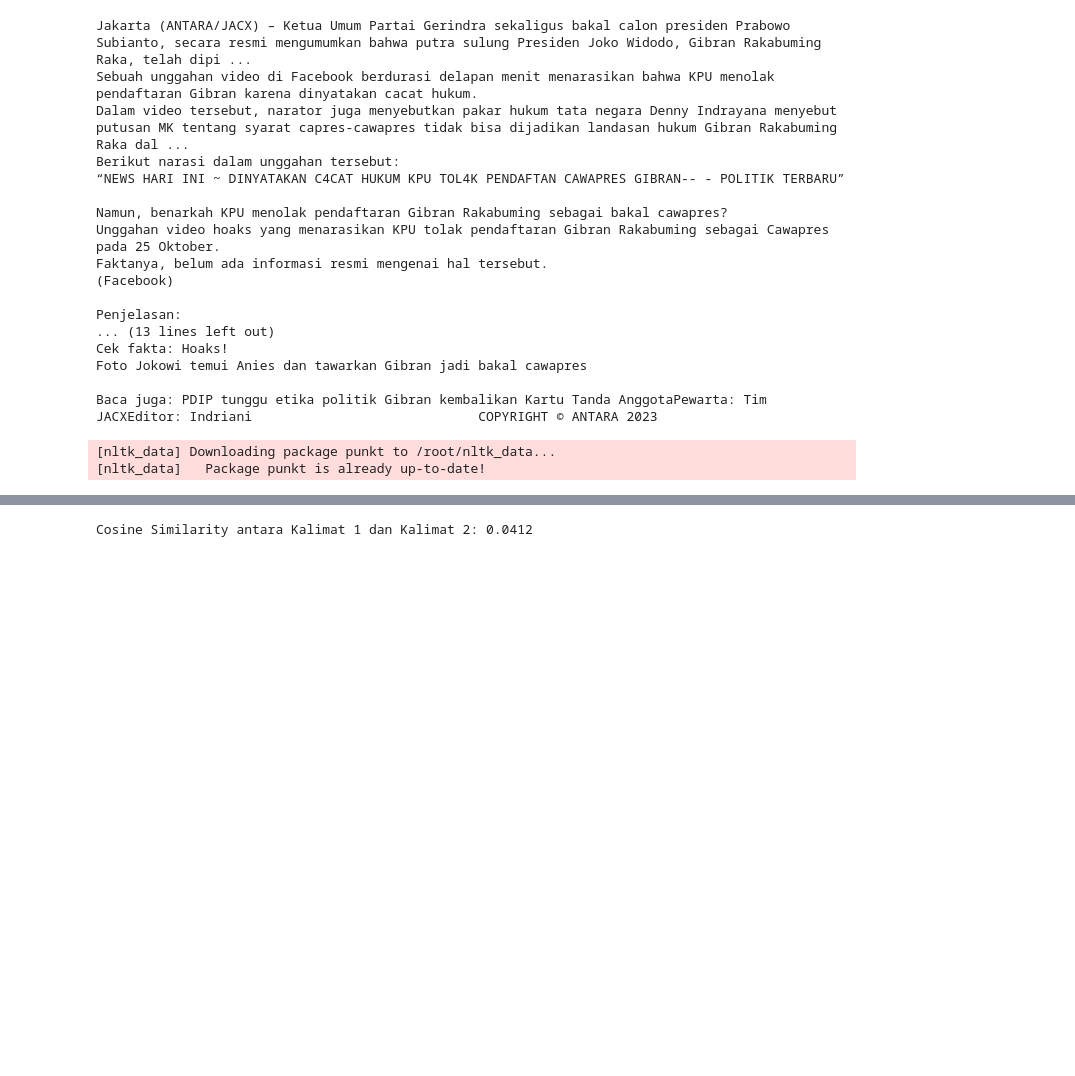
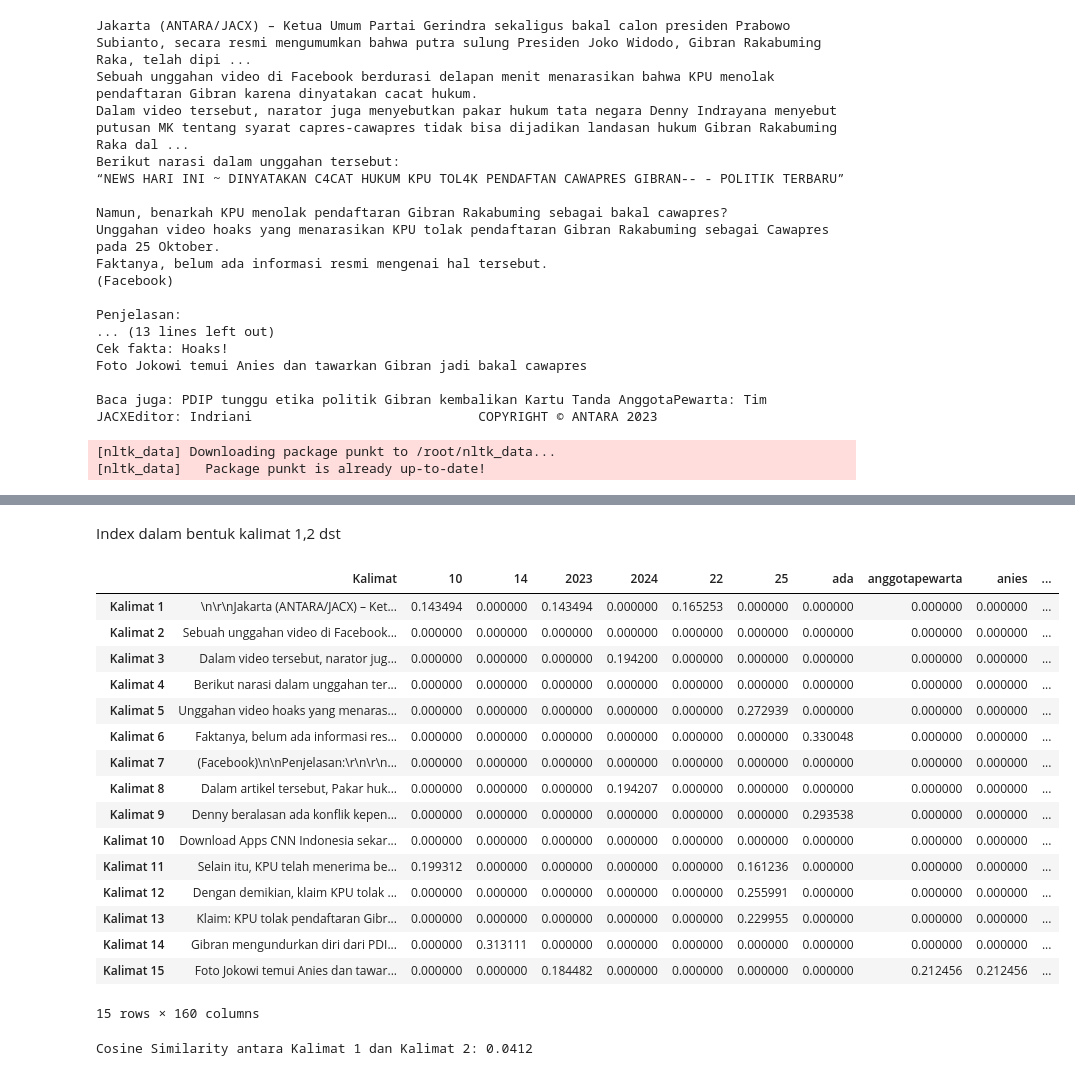
Before and after one commit to aulyamiftahkhulhikmah/projectPPW, a Jupyter notebook: _sources/notebooks2.ipynb, the cells around one changed output, grey strips where cells are left out. Drawn from its saved outputs; the diff is of its cells as text; code cells hidden in the pictures; blank space fills up the shorter version.

```diff
--- a/_sources/notebooks2.ipynb
+++ b/_sources/notebooks2.ipynb
@@ -90,3 +94,49 @@ tunggu: 0.2125
+# %% [markdown]
+Index dalam bentuk kalimat 1,2 dst
+# %%
+# Create a DataFrame to store TF-IDF values
+tfidf_df = pd.DataFrame()
+
+# Create the TF-IDF vectorizer
+vectorizer = TfidfVectorizer(stop_words='english')
+tfidf_matrix = vectorizer.fit_transform(sentences)
+
+# Extract feature names (words) and TF-IDF values
+feature_names = vectorizer.get_feature_names_out()
+tfidf_values = tfidf_matrix.toarray()
+
+# Create a DataFrame from TF-IDF values
+tfidf_df = pd.DataFrame(tfidf_values, columns=feature_names)
+
+# Add a new column for sentences
+tfidf_df['Kalimat'] = sentences
+
+# Reorder columns to have 'Kalimat' at the beginning
+tfidf_df = tfidf_df[['Kalimat'] + feature_names.tolist()]
+
+# Change the index to represent "Kalimat 1," "Kalimat 2," etc.
+tfidf_df.index = [f'Kalimat {i+1}' for i in range(len(tfidf_df))]
+
+# Display the resulting DataFrame
+tfidf_df
+# %% [output]
+|  | Kalimat | 10 | 14 | 2023 | 2024 | 22 | 25 | ada | anggotapewarta | anies | ... |
+| Kalimat 1 | \n\r\nJakarta (ANTARA/JACX) – Ket... | 0.143494 | 0.000000 | 0.143494 | 0.000000 | 0.165253 | 0.000000 | 0.000000 | 0.000000 | 0.000000 | ... |
+| Kalimat 2 | Sebuah unggahan video di Facebook... | 0.000000 | 0.000000 | 0.000000 | 0.000000 | 0.000000 | 0.000000 | 0.000000 | 0.000000 | 0.000000 | ... |
+| Kalimat 3 | Dalam video tersebut, narator jug... | 0.000000 | 0.000000 | 0.000000 | 0.194200 | 0.000000 | 0.000000 | 0.000000 | 0.000000 | 0.000000 | ... |
+| Kalimat 4 | Berikut narasi dalam unggahan ter... | 0.000000 | 0.000000 | 0.000000 | 0.000000 | 0.000000 | 0.000000 | 0.000000 | 0.000000 | 0.000000 | ... |
+| Kalimat 5 | Unggahan video hoaks yang menaras... | 0.000000 | 0.000000 | 0.000000 | 0.000000 | 0.000000 | 0.272939 | 0.000000 | 0.000000 | 0.000000 | ... |
+| Kalimat 6 | Faktanya, belum ada informasi res... | 0.000000 | 0.000000 | 0.000000 | 0.000000 | 0.000000 | 0.000000 | 0.330048 | 0.000000 | 0.000000 | ... |
+| Kalimat 7 | (Facebook)\n\nPenjelasan:\r\n\r\n... | 0.000000 | 0.000000 | 0.000000 | 0.000000 | 0.000000 | 0.000000 | 0.000000 | 0.000000 | 0.000000 | ... |
+| Kalimat 8 | Dalam artikel tersebut, Pakar huk... | 0.000000 | 0.000000 | 0.000000 | 0.194207 | 0.000000 | 0.000000 | 0.000000 | 0.000000 | 0.000000 | ... |
+| Kalimat 9 | Denny beralasan ada konflik kepen... | 0.000000 | 0.000000 | 0.000000 | 0.000000 | 0.000000 | 0.000000 | 0.293538 | 0.000000 | 0.000000 | ... |
+| Kalimat 10 | Download Apps CNN Indonesia sekar... | 0.000000 | 0.000000 | 0.000000 | 0.000000 | 0.000000 | 0.000000 | 0.000000 | 0.000000 | 0.000000 | ... |
+| Kalimat 11 | Selain itu, KPU telah menerima be... | 0.199312 | 0.000000 | 0.000000 | 0.000000 | 0.000000 | 0.161236 | 0.000000 | 0.000000 | 0.000000 | ... |
+| Kalimat 12 | Dengan demikian, klaim KPU tolak ... | 0.000000 | 0.000000 | 0.000000 | 0.000000 | 0.000000 | 0.255991 | 0.000000 | 0.000000 | 0.000000 | ... |
+| Kalimat 13 | Klaim: KPU tolak pendaftaran Gibr... | 0.000000 | 0.000000 | 0.000000 | 0.000000 | 0.000000 | 0.229955 | 0.000000 | 0.000000 | 0.000000 | ... |
+| Kalimat 14 | Gibran mengundurkan diri dari PDI... | 0.000000 | 0.313111 | 0.000000 | 0.000000 | 0.000000 | 0.000000 | 0.000000 | 0.000000 | 0.000000 | ... |
+| Kalimat 15 | Foto Jokowi temui Anies dan tawar... | 0.000000 | 0.000000 | 0.184482 | 0.000000 | 0.000000 | 0.000000 | 0.000000 | 0.212456 | 0.212456 | ... |
+15 rows × 160 columns
 # %%
 from sklearn.metrics.pairwise import cosine_similarity
 from sklearn.feature_extraction.text import TfidfVectorizer
```
Also changed, not shown: parts of 6 cells of this notebook, 16 other files.
